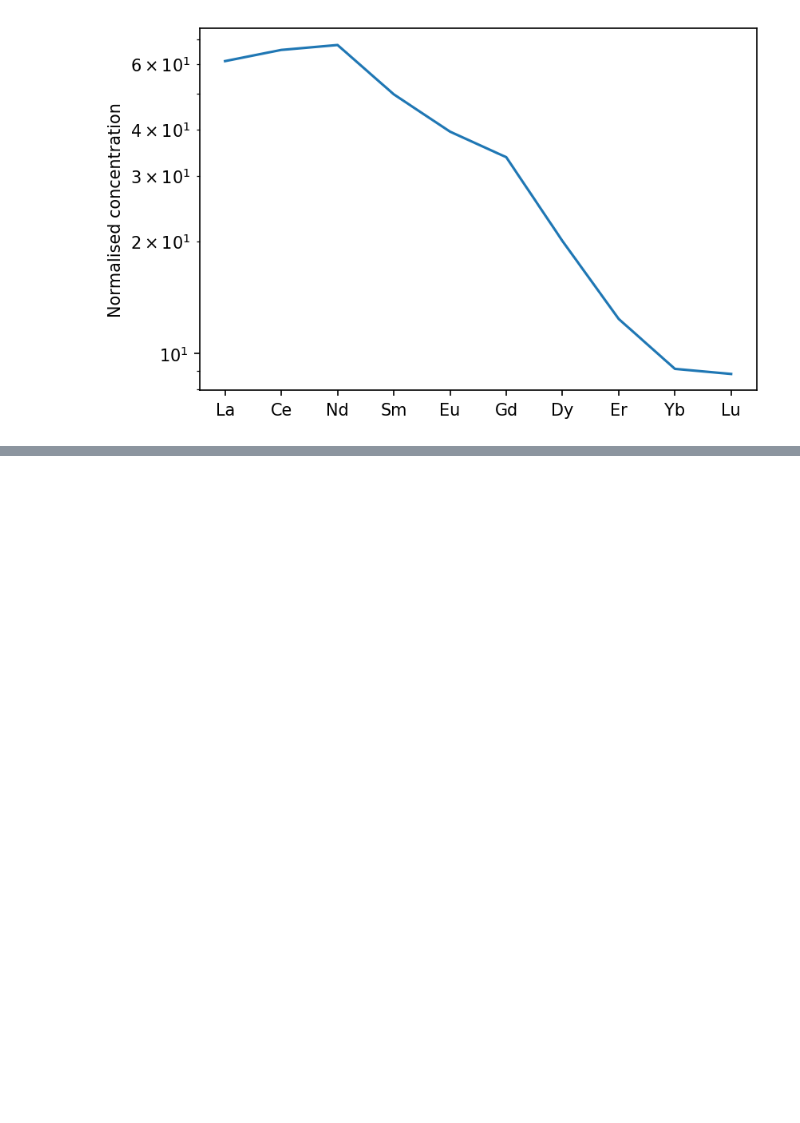
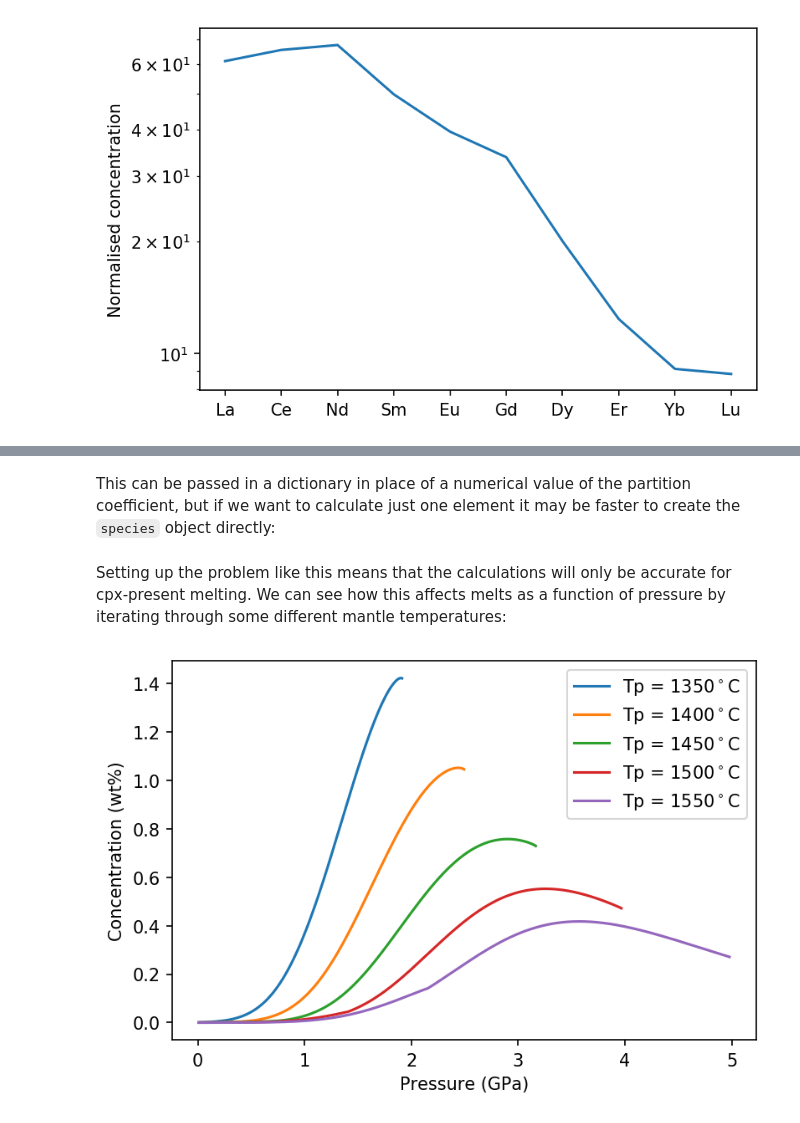
Before and after one commit to simonwmatthews/pyMelt, a Jupyter notebook: docs/tutorial/tutorial3.ipynb, the cells around one changed output, grey strips where cells are left out. Cells and saved outputs as stored; diff of their text form; code cells hidden in the pictures; blank space fills up the shorter version.

Commit message:
Added variable partition coefficient functionality

```diff
--- a/docs/tutorial/tutorial3.ipynb
+++ b/docs/tutorial/tutorial3.ipynb
@@ -246,0 +259,26 @@ f,a = oib.plot_spider(element_order=['La','Ce','Nd','Sm','Eu','Gd','Dy','Er','Yb
+# %% [markdown]
+This can be passed in a dictionary in place of a numerical value of the partition coefficient, but if we want to calculate just one element it may be faster to create the `species` object directly:
+# %%
+species = m.chemistry.ContinuousSpecies_instantaneous('Na', 0.13, DNa)
+# %% [markdown]
+Setting up the problem like this means that the calculations will only be accurate for cpx-present melting. We can see how this affects melts as a function of pressure by iterating through some different mantle temperatures:
+# %%
+Tps = [1350, 1400, 1450, 1500, 1550]
+
+lz = m.lithologies.matthews.klb1()
+mantle = m.Mantle([lz], [1.0], ['lz'])
+
+f,a = plt.subplots(dpi=150)
+
+for i in range(len(Tps)):
+    column = mantle.AdiabaticMelt(Tps[i])
+    column.calculate_chemistry(species_objects = {'lz' :[species]})
+    a.plot(column.P, column.lithologies['lz']['Na'], label='Tp = {:.0f}$^\circ$C'.format(Tps[i]))
+
+a.legend()
+a.set_xlabel('Pressure (GPa)')
+a.set_ylabel('Concentration (wt%)')
+
+plt.show()
+# %% [output]
+[figure, added]
```
Also changed, not shown: parts of 11 cells of this notebook, 1 other file.
